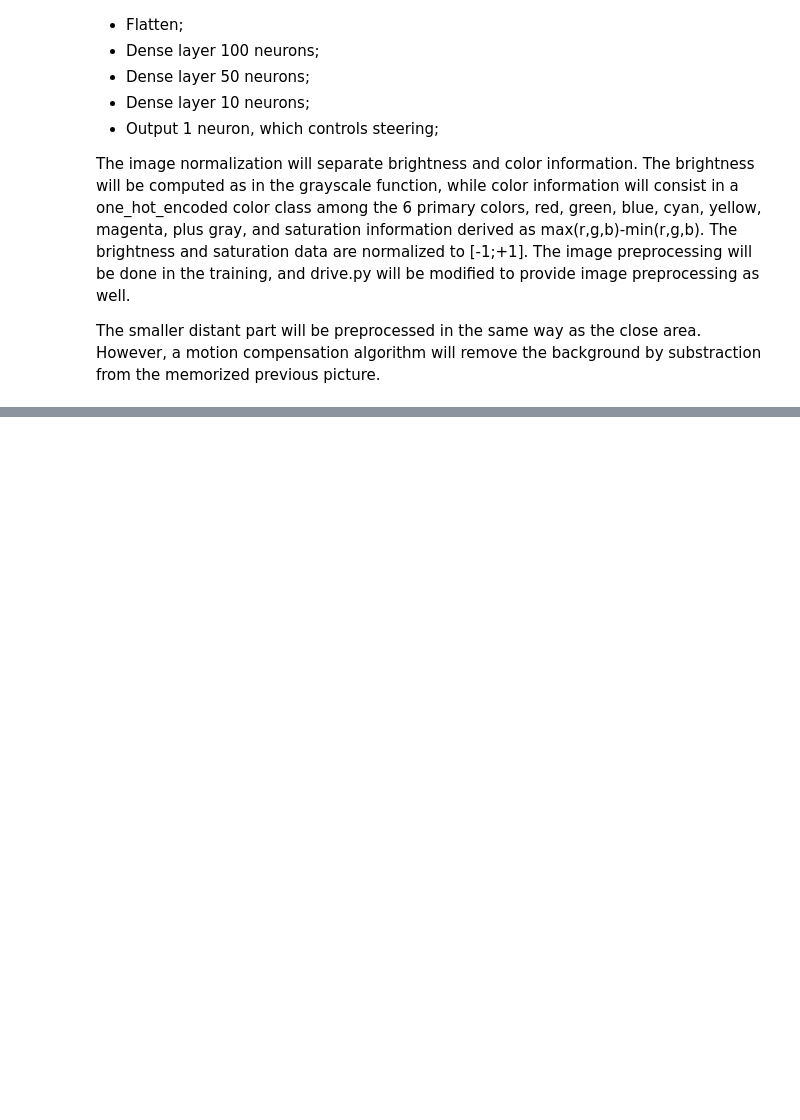
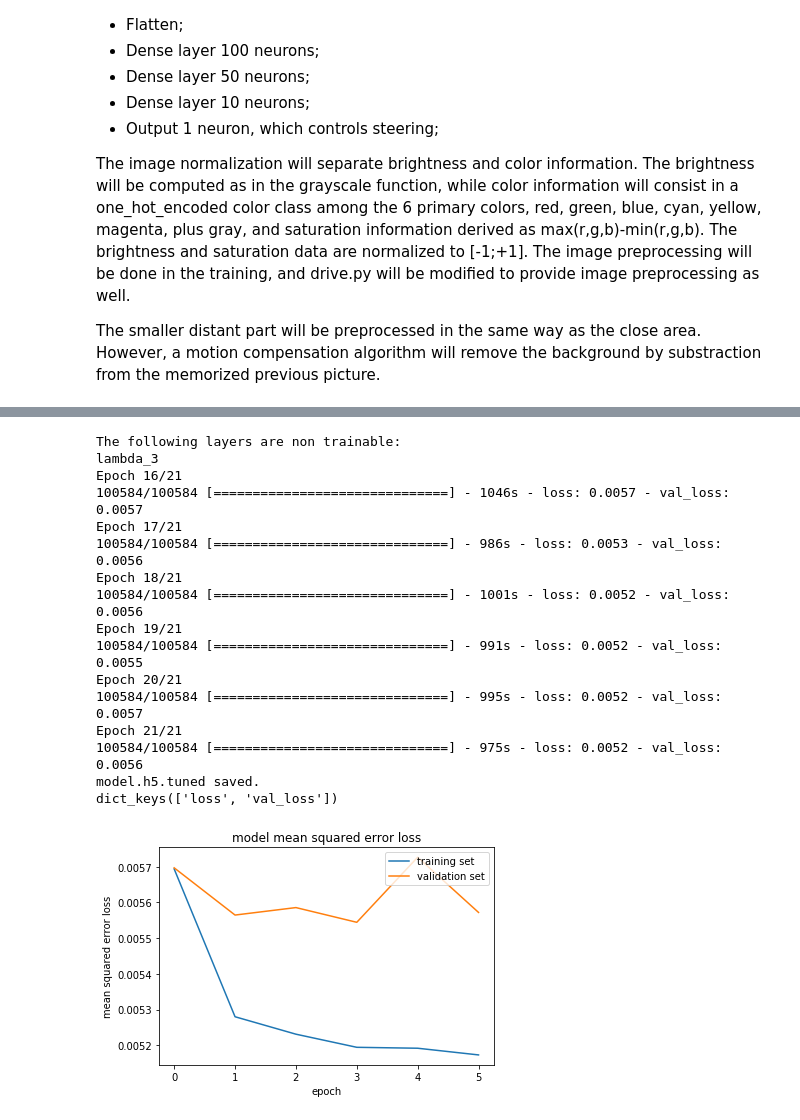
Before and after one commit to lepeuvedic/CarND-Behavioral-Cloning-P3, a Jupyter notebook: train.ipynb, the cells around one changed output, grey strips where cells are left out. Saved outputs shown, nothing was run; the diff lists cells and outputs as text; code cells hidden in the pictures; blank space fills up the shorter version.

```diff
--- a/train.ipynb
+++ b/train.ipynb
@@ -220,0 +351,61 @@ model.fit_generator(train_generator, samples_per_epoch = 2*len(samples_train),
+# %%
+# Retrain with more pictures instead of starting with random weights
+from keras.models import load_model
+
+# model_file is the best known model
+file = model_file
+file = model_file+'.tuned'
+nbe = 15    # Epochs already done
+epochs = 6
+batch_size = 192
+lock = 1          # 6 to lock all convolutional layers in NVidia architecture
+
+model = load_model(model_file+'.tuned')
+
+print('The following layers are non trainable:')
+for layer in model.layers[:lock]:
+    print(layer.name)
+    layer.trainable = False
+
+model.compile(loss='mse', optimizer='adam')
+
+# Define generators
+train_generator = generator(samples_train, batch_size = batch_size)
+validation_generator = generator(samples_valid, batch_size = batch_size)
+
+# Re-train
+history_object = model.fit_generator(train_generator, samples_per_epoch = 2*len(samples_train),
+                    validation_data=validation_generator, nb_val_samples = 2*len(samples_valid),
+                    nb_epoch=epochs+nbe, initial_epoch=nbe)
+
+model.save(model_file+'.tuned')
+print(model_file+'.tuned saved.')
+
+import matplotlib.pyplot as plt
+print(history_object.history.keys())
+### plot the training and validation loss for each epoch
+plt.plot(history_object.history['loss'])
+plt.plot(history_object.history['val_loss'])
+plt.title('model mean squared error loss')
+plt.ylabel('mean squared error loss')
+plt.xlabel('epoch')
+plt.legend(['training set', 'validation set'], loc='upper right')
+plt.show()
+# %% [output]
+The following layers are non trainable:
+lambda_3
+Epoch 16/21
+100584/100584 [==============================] - 1046s - loss: 0.0057 - val_loss: 0.0057
+Epoch 17/21
+100584/100584 [==============================] - 986s - loss: 0.0053 - val_loss: 0.0056
+Epoch 18/21
+100584/100584 [==============================] - 1001s - loss: 0.0052 - val_loss: 0.0056
+Epoch 19/21
+100584/100584 [==============================] - 991s - loss: 0.0052 - val_loss: 0.0055
+Epoch 20/21
+100584/100584 [==============================] - 995s - loss: 0.0052 - val_loss: 0.0057
+Epoch 21/21
+100584/100584 [==============================] - 975s - loss: 0.0052 - val_loss: 0.0056
+model.h5.tuned saved.
+dict_keys(['loss', 'val_loss'])
+[figure, added]
```
Also changed, not shown: parts of 10 cells of this notebook, 2 other files.
